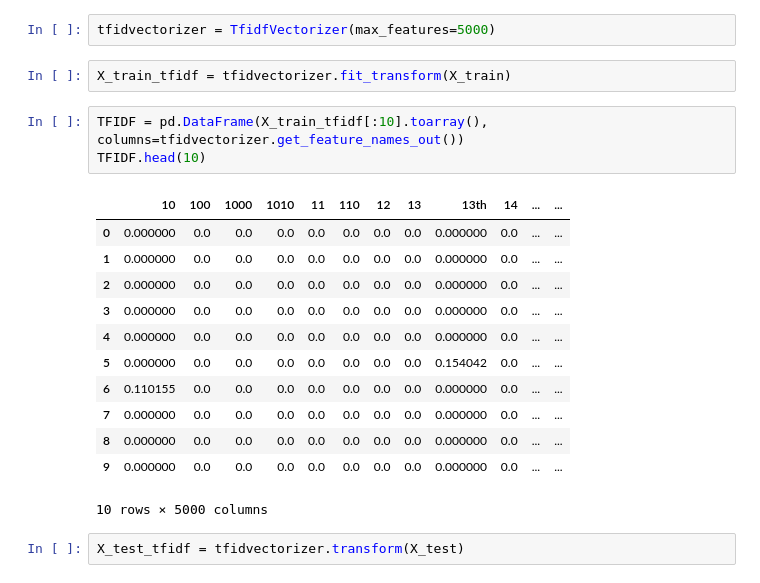
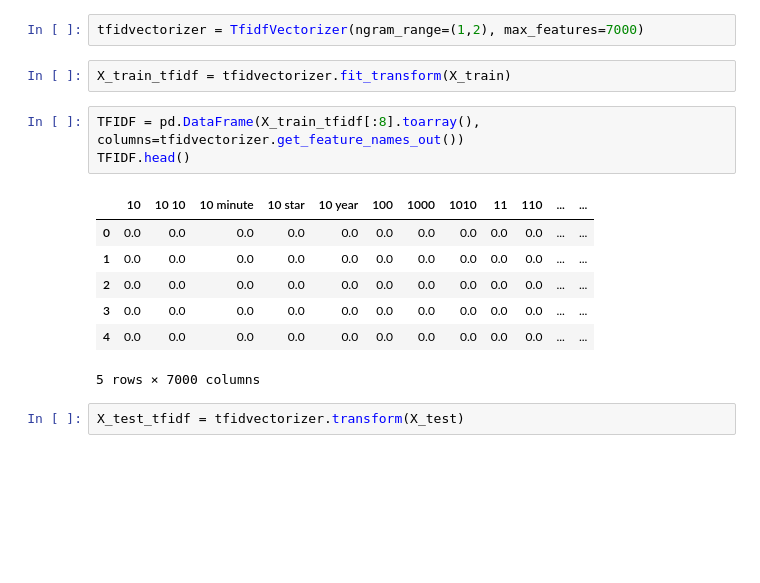
Before and after one commit to atharvadhumal03/TFIDF-LogReg-Sentiment-Analysis, a Jupyter notebook: IMDB.ipynb, the cells around one changed output. Saved outputs shown, nothing was run; the diff lists cells and outputs as text; blank space fills up the shorter version.

```diff
--- a/IMDB.ipynb
+++ b/IMDB.ipynb
@@ -177,25 +174,20 @@ df.head()
 # %%
 X_train, X_test, y_train, y_test = train_test_split(df['final_text'], df['sentiment'], test_size=0.2, random_state=45)
 # %%
-tfidvectorizer = TfidfVectorizer(max_features=5000)
+tfidvectorizer = TfidfVectorizer(ngram_range=(1,2), max_features=7000)
 # %%
 X_train_tfidf = tfidvectorizer.fit_transform(X_train)
 # %%
-TFIDF = pd.DataFrame(X_train_tfidf[:10].toarray(), columns=tfidvectorizer.get_feature_names_out())
-TFIDF.head(10)
+TFIDF = pd.DataFrame(X_train_tfidf[:8].toarray(), columns=tfidvectorizer.get_feature_names_out())
+TFIDF.head()
 # %% [output]
-|  | 10 | 100 | 1000 | 1010 | 11 | 110 | 12 | 13 | 13th | 14 | ... | ... |
-| 0 | 0.000000 | 0.0 | 0.0 | 0.0 | 0.0 | 0.0 | 0.0 | 0.0 | 0.000000 | 0.0 | ... | ... |
-| 1 | 0.000000 | 0.0 | 0.0 | 0.0 | 0.0 | 0.0 | 0.0 | 0.0 | 0.000000 | 0.0 | ... | ... |
-| 2 | 0.000000 | 0.0 | 0.0 | 0.0 | 0.0 | 0.0 | 0.0 | 0.0 | 0.000000 | 0.0 | ... | ... |
-| 3 | 0.000000 | 0.0 | 0.0 | 0.0 | 0.0 | 0.0 | 0.0 | 0.0 | 0.000000 | 0.0 | ... | ... |
-| 4 | 0.000000 | 0.0 | 0.0 | 0.0 | 0.0 | 0.0 | 0.0 | 0.0 | 0.000000 | 0.0 | ... | ... |
-| 5 | 0.000000 | 0.0 | 0.0 | 0.0 | 0.0 | 0.0 | 0.0 | 0.0 | 0.154042 | 0.0 | ... | ... |
-| 6 | 0.110155 | 0.0 | 0.0 | 0.0 | 0.0 | 0.0 | 0.0 | 0.0 | 0.000000 | 0.0 | ... | ... |
-| 7 | 0.000000 | 0.0 | 0.0 | 0.0 | 0.0 | 0.0 | 0.0 | 0.0 | 0.000000 | 0.0 | ... | ... |
-| 8 | 0.000000 | 0.0 | 0.0 | 0.0 | 0.0 | 0.0 | 0.0 | 0.0 | 0.000000 | 0.0 | ... | ... |
-| 9 | 0.000000 | 0.0 | 0.0 | 0.0 | 0.0 | 0.0 | 0.0 | 0.0 | 0.000000 | 0.0 | ... | ... |
+|  | 10 | 10 10 | 10 minute | 10 star | 10 year | 100 | 1000 | 1010 | 11 | 110 | ... | ... |
+| 0 | 0.0 | 0.0 | 0.0 | 0.0 | 0.0 | 0.0 | 0.0 | 0.0 | 0.0 | 0.0 | ... | ... |
+| 1 | 0.0 | 0.0 | 0.0 | 0.0 | 0.0 | 0.0 | 0.0 | 0.0 | 0.0 | 0.0 | ... | ... |
+| 2 | 0.0 | 0.0 | 0.0 | 0.0 | 0.0 | 0.0 | 0.0 | 0.0 | 0.0 | 0.0 | ... | ... |
+| 3 | 0.0 | 0.0 | 0.0 | 0.0 | 0.0 | 0.0 | 0.0 | 0.0 | 0.0 | 0.0 | ... | ... |
+| 4 | 0.0 | 0.0 | 0.0 | 0.0 | 0.0 | 0.0 | 0.0 | 0.0 | 0.0 | 0.0 | ... | ... |
-10 rows × 5000 columns
+5 rows × 7000 columns
 # %%
 X_test_tfidf = tfidvectorizer.transform(X_test)
 # %%
```
Also changed, not shown: parts of 2 cells of this notebook.
